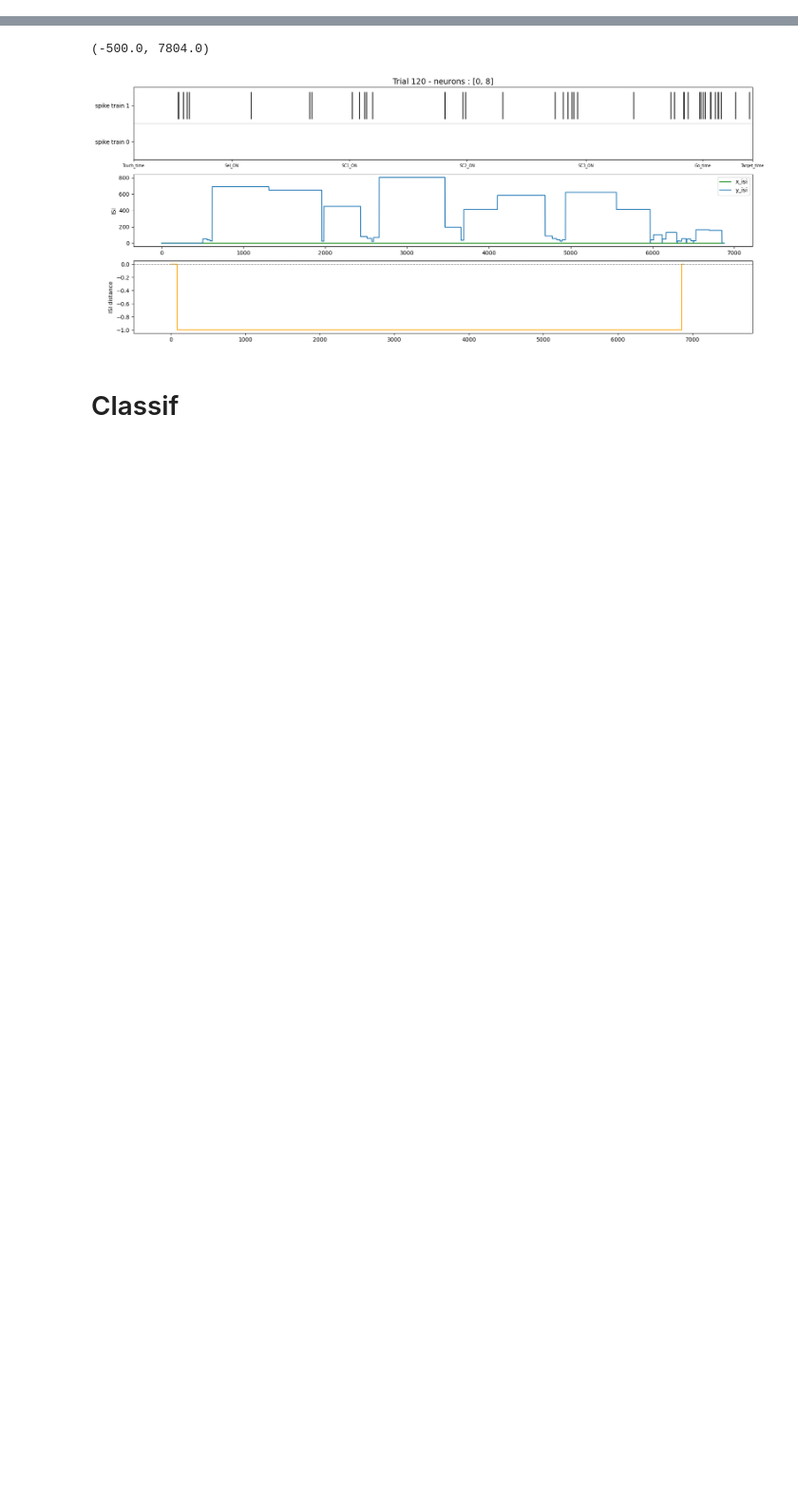
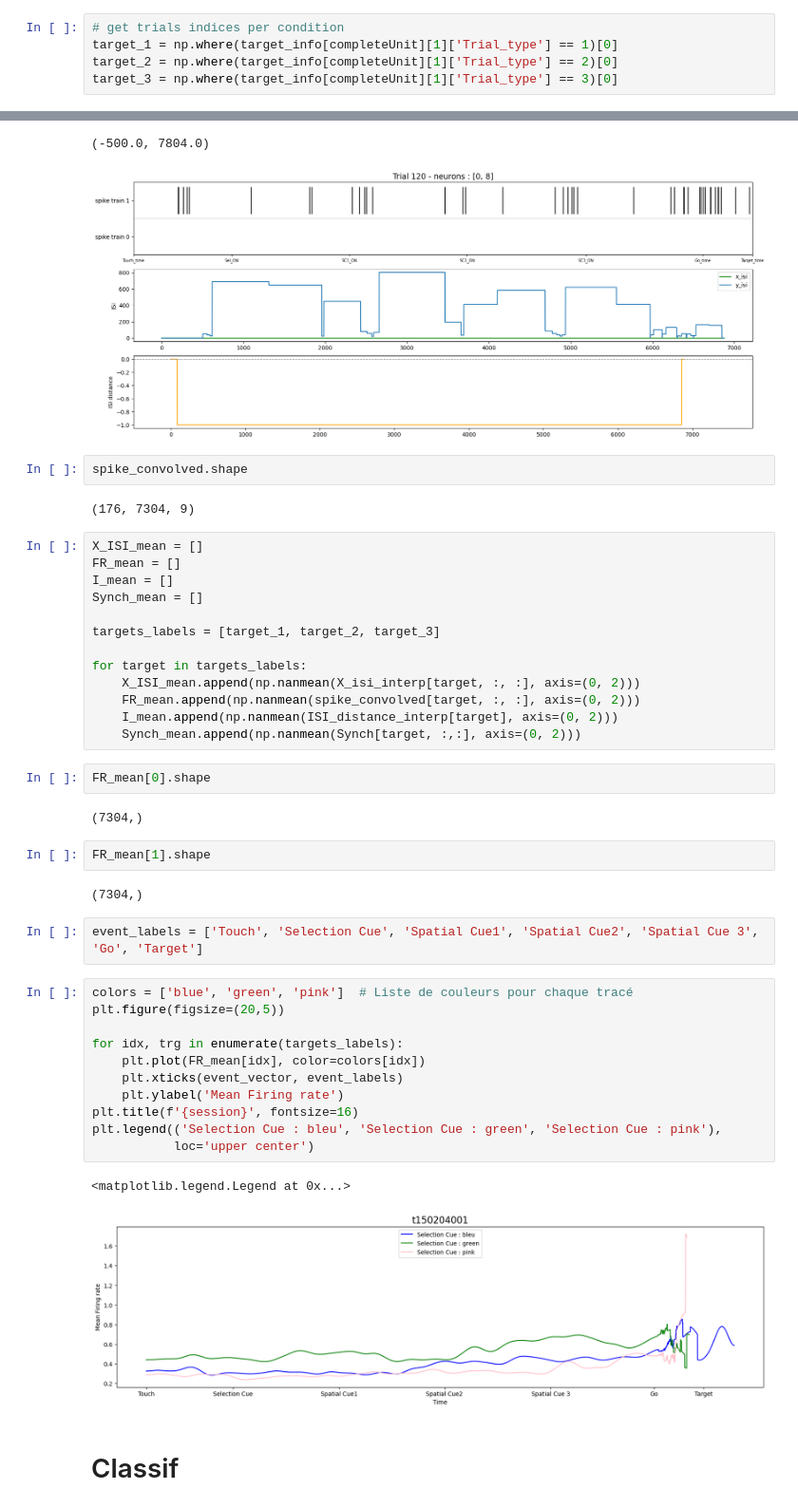
Before and after one commit to Lamifsud/pattern_classification_git, a Jupyter notebook: pipeline_drafts/HistGrad_copy.ipynb, the cells around one changed output, grey strips where cells are left out. Shown at 95% size. Cells and saved outputs as stored; diff of their text form; blank space fills up the shorter version.

Commit message:
mean fr per trial type ok

```diff
--- a/pipeline_drafts/HistGrad_copy.ipynb
+++ b/pipeline_drafts/HistGrad_copy.ipynb
@@ -58,6 +58,11 @@ spike_times, task_times, target_info = matlab_file.extract_data(\
         load_info, data, target_keys_OFF=['SC1_dir', 'SC2_dir', 'SC3_dir', 'Trial_type'],\
         target_keys_ON=['SC1_dir', 'SC2_dir', 'SC3_dir', 'Trial_type'], \
         event_keys_OFF=['Sel_OFF', 'SC1_OFF', 'SC2_OFF', 'SC3_OFF'])
+# %%
+# get trials indices per condition
+target_1 = np.where(target_info[completeUnit][1]['Trial_type'] == 1)[0]
+target_2 = np.where(target_info[completeUnit][1]['Trial_type'] == 2)[0]
+target_3 = np.where(target_info[completeUnit][1]['Trial_type'] == 3)[0]
 # %%
 indices = np.arange(0,completeUnit+1, 4)
 indices
@@ -296,6 +301,47 @@ axs[2].set_xlim(-500, ISI_distance_interp[t,:,0].shape[0] + 500)  # Set x-axis l
 # %% [output]
 (-500.0, 7804.0)
 [figure]
+# %%
+spike_convolved.shape
+# %% [output]
+(176, 7304, 9)
+# %%
+X_ISI_mean = []
+FR_mean = []
+I_mean = []
+Synch_mean = []
+
+targets_labels = [target_1, target_2, target_3]
+
+for target in targets_labels:
+    X_ISI_mean.append(np.nanmean(X_isi_interp[target, :, :], axis=(0, 2)))
+    FR_mean.append(np.nanmean(spike_convolved[target, :, :], axis=(0, 2)))
+    I_mean.append(np.nanmean(ISI_distance_interp[target], axis=(0, 2)))
+    Synch_mean.append(np.nanmean(Synch[target, :,:], axis=(0, 2)))
+# %%
+FR_mean[0].shape
+# %% [output]
+(7304,)
+# %%
+FR_mean[1].shape
+# %% [output]
+(7304,)
+# %%
+event_labels = ['Touch', 'Selection Cue', 'Spatial Cue1', 'Spatial Cue2', 'Spatial Cue 3', 'Go', 'Target']
+# %%
+colors = ['blue', 'green', 'pink']  # Liste de couleurs pour chaque tracé
+plt.figure(figsize=(20,5))
+
+for idx, trg in enumerate(targets_labels):
+    plt.plot(FR_mean[idx], color=colors[idx])
+    plt.xticks(event_vector, event_labels)
+    plt.ylabel('Mean Firing rate')
+plt.title(f'{session}', fontsize=16)
+plt.legend(('Selection Cue : bleu', 'Selection Cue : green', 'Selection Cue : pink'),
+           loc='upper center')
+# %% [output]
+<matplotlib.legend.Legend at 0x...>
+[figure, added]
 # %% [markdown]
 # Classif
 # %%
```
Also changed, not shown: parts of 4 cells of this notebook.
